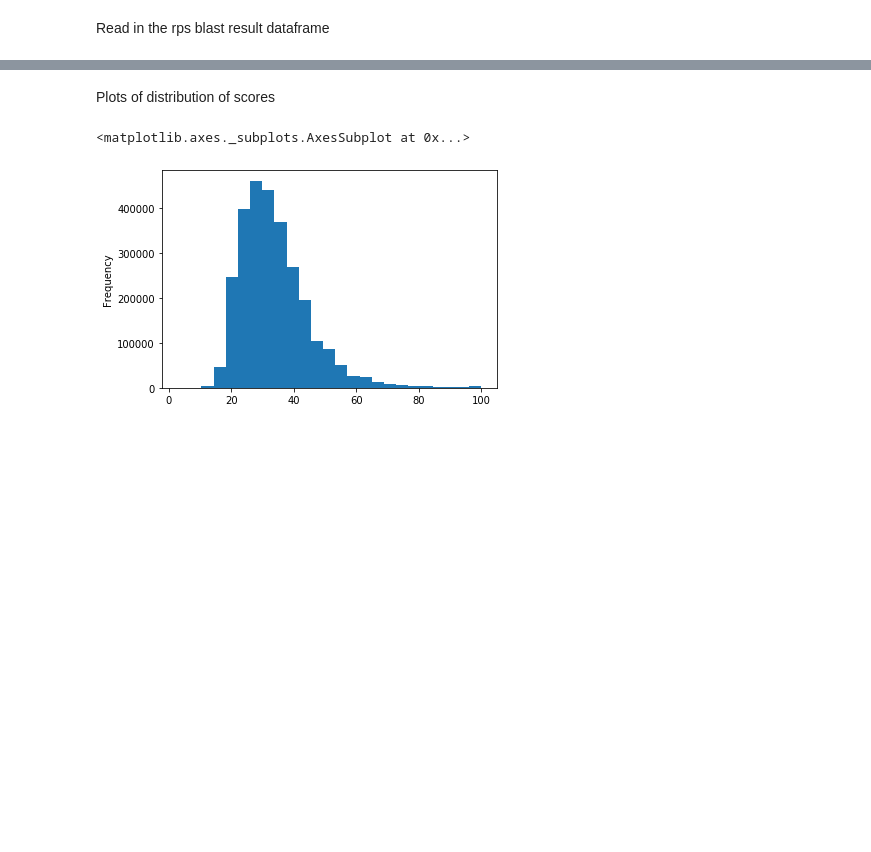
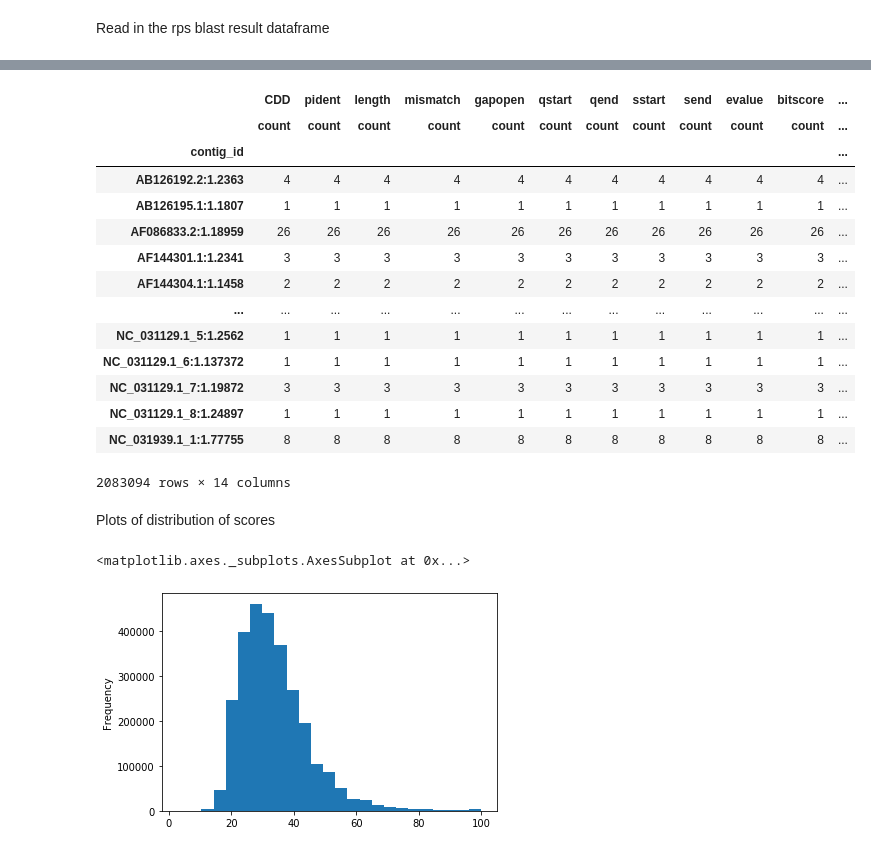
Before and after one commit to NCBI-Codeathons/Domain_HMM_Boundaries, a Jupyter notebook: post_analysis/jupyter_notebook/CDD_analysis.ipynb, the cells around one changed output, grey strips where cells are left out. Saved outputs shown, nothing was run; the diff lists cells and outputs as text; code cells hidden in the pictures; blank space fills up the shorter version.

```diff
--- a/post_analysis/jupyter_notebook/CDD_analysis.ipynb
+++ b/post_analysis/jupyter_notebook/CDD_analysis.ipynb
@@ -15,0 +23,5 @@ df.head()
+# %%
+df[['contig_id_only','start_end']] = df['contig_id'].str.split(":", expand=True)
+df[['cstart', 'contig_length']] = df['start_end'].str.split(".", expand=True)
+df = df.drop(['start_end', 'cstart'], axis=1)
+df.head()
@@ -16,3 +35,21 @@ df.head()
+# %%
+df.groupby('contig_id').agg(['count'])
+# %% [output]
+|  | CDD | pident | length | mismatch | gapopen | qstart | qend | sstart | send | evalue | bitscore | ... |
+|  | count | count | count | count | count | count | count | count | count | count | count | ... |
+| contig_id |  |  |  |  |  |  |  |  |  |  |  | ... |
+| AB126192.2:1.2363 | 4 | 4 | 4 | 4 | 4 | 4 | 4 | 4 | 4 | 4 | 4 | ... |
+| AB126195.1:1.1807 | 1 | 1 | 1 | 1 | 1 | 1 | 1 | 1 | 1 | 1 | 1 | ... |
+| AF086833.2:1.18959 | 26 | 26 | 26 | 26 | 26 | 26 | 26 | 26 | 26 | 26 | 26 | ... |
+| AF144301.1:1.2341 | 3 | 3 | 3 | 3 | 3 | 3 | 3 | 3 | 3 | 3 | 3 | ... |
+| AF144304.1:1.1458 | 2 | 2 | 2 | 2 | 2 | 2 | 2 | 2 | 2 | 2 | 2 | ... |
+| ... | ... | ... | ... | ... | ... | ... | ... | ... | ... | ... | ... | ... |
+| NC_031129.1_5:1.2562 | 1 | 1 | 1 | 1 | 1 | 1 | 1 | 1 | 1 | 1 | 1 | ... |
+| NC_031129.1_6:1.137372 | 1 | 1 | 1 | 1 | 1 | 1 | 1 | 1 | 1 | 1 | 1 | ... |
+| NC_031129.1_7:1.19872 | 3 | 3 | 3 | 3 | 3 | 3 | 3 | 3 | 3 | 3 | 3 | ... |
+| NC_031129.1_8:1.24897 | 1 | 1 | 1 | 1 | 1 | 1 | 1 | 1 | 1 | 1 | 1 | ... |
+| NC_031939.1_1:1.77755 | 8 | 8 | 8 | 8 | 8 | 8 | 8 | 8 | 8 | 8 | 8 | ... |
+2083094 rows × 14 columns
 # %% [markdown]
 Plots of distribution of scores
 # %%
```
Also changed, not shown: parts of 5 cells of this notebook.
